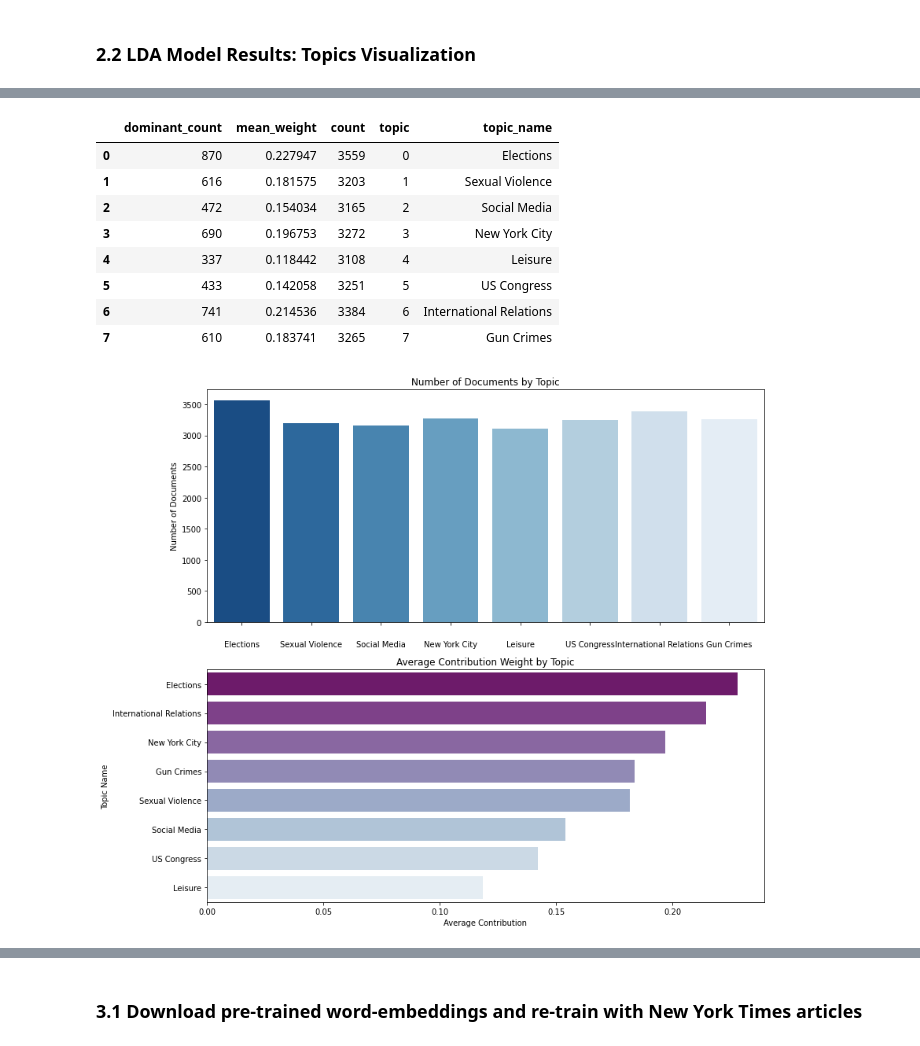
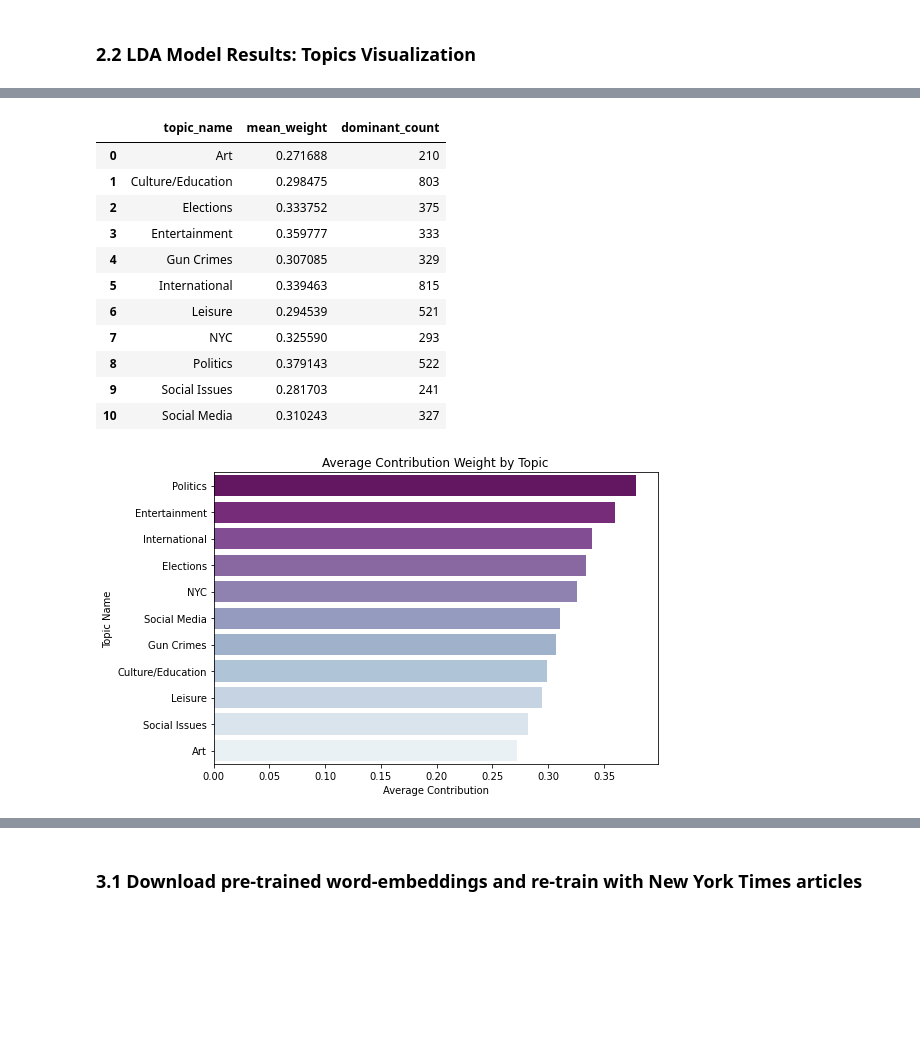
Before and after one commit to advanced-ml-project/project, a Jupyter notebook: topics_articles.ipynb, the cells around one changed output, grey strips where cells are left out. Drawn from its saved outputs; the diff is of its cells as text; code cells hidden in the pictures; blank space fills up the shorter version.

Commit message:
updated topics

```diff
--- a/topics_articles.ipynb
+++ b/topics_articles.ipynb
@@ -157,12 +157,14 @@ Number of unique tokens: 8995
 Number of documents: 4769
 # %%
  #LdaMulticore uses all CPU cores to parallelize and speed up model training.
-lda_model = gensim.models.LdaMulticore(corpus, num_topics = 8,
+lda_model = gensim.models.LdaMulticore(corpus, num_topics = 15,
                                        id2word = dictionary, passes = 30,
                                        workers = 3, random_state=0)
 # %%
-topics=['Elections', 'Sexual Violence', 'Social Media', 'New York City',
-        'Leisure','US Congress','International Relations', 'Gun Crimes',]
+topics=['NYC', 'Culture/Education', 'Leisure', 'International',
+        'International', 'Culture/Education', 'Elections','Gun Crimes','Social Issues',
+        'Entertainment', 'Social Media', 'Politics',
+        'Leisure', 'Art', 'Culture/Education']
 
 for idx, topic in lda_model.print_topics(-1):
     print('Topic: {}, {} \nWords: {}'.format(idx+1, topics[idx],topic))
@@ -229,8 +231,9 @@ def dominant_per_document(ldamodel, corpus, texts):
 
     return sent_topics_df
 # %%
-dominant_topics = dominant_per_document(ldamodel=lda_model,
-                                        corpus=corpus,
-                                        texts=pre_process_docs)
+#dominant_topics = dominant_per_document(ldamodel=lda_model,
+#                                        corpus=corpus,
+#                                        texts=pre_process_docs)
+dominant_topics['topic_name'] = dominant_topics['Dominant_Topic'].apply(lambda x: topics[int(x)])
 dominant_topics
 # %% [output]
@@ -291,45 +294,44 @@ topic_counts.reset_index(drop=True, inplace=True)
 topic_counts['topic_name'] = topic_counts.apply(lambda x: topics[int(x['topic'])],
                                                 axis=1)
 
+wm = lambda x: np.average(x, weights=topic_counts.loc[x.index, "dominant_count"])
+
+tc = topic_counts.groupby('topic_name').agg(mean_weight = ('mean_weight', wm)).reset_index()
+tc2 = topic_counts.groupby('topic_name').agg(dominant_count = ('dominant_count', 'sum')).reset_index()
+
+topic_counts = tc.merge(tc2)
 topic_counts
 # %% [output]
-|  | dominant_count | mean_weight | count | topic | topic_name |
-| 0 | 870 | 0.227947 | 3559 | 0 | Elections |
-| 1 | 616 | 0.181575 | 3203 | 1 | Sexual Violence |
-| 2 | 472 | 0.154034 | 3165 | 2 | Social Media |
-| 3 | 690 | 0.196753 | 3272 | 3 | New York City |
-| 4 | 337 | 0.118442 | 3108 | 4 | Leisure |
-| 5 | 433 | 0.142058 | 3251 | 5 | US Congress |
-| 6 | 741 | 0.214536 | 3384 | 6 | International Relations |
-| 7 | 610 | 0.183741 | 3265 | 7 | Gun Crimes |
+|  | topic_name | mean_weight | dominant_count |
+| 0 | Art | 0.271688 | 210 |
+| 1 | Culture/Education | 0.298475 | 803 |
+| 2 | Elections | 0.333752 | 375 |
+| 3 | Entertainment | 0.359777 | 333 |
+| 4 | Gun Crimes | 0.307085 | 329 |
+| 5 | International | 0.339463 | 815 |
+| 6 | Leisure | 0.294539 | 521 |
+| 7 | NYC | 0.325590 | 293 |
+| 8 | Politics | 0.379143 | 522 |
+| 9 | Social Issues | 0.281703 | 241 |
+| 10 | Social Media | 0.310243 | 327 |
 # %%
 import matplotlib.pyplot as plt
 import seaborn as sns
 from matplotlib.ticker import FuncFormatter
 #topic_counts.sort_values(by='count', ascending=False, inplace=True)
-fig, (ax1, ax2) = plt.subplots(2, 1, figsize=(12, 10))
+fig, ax1 = plt.subplots(1, 1, figsize=(8, 5))
 
-sns.barplot(x="topic", y="count", data=topic_counts,
-            ax=ax1, palette='Blues_r')
-tick_formatter = FuncFormatter(lambda x, pos:\
-                               topic_counts.loc[topic_counts.topic==x,'topic_name'].values[0])
-
-ax1.xaxis.set_major_formatter(tick_formatter)
-ax1.tick_params(axis='x', which='major', pad=20)
-ax1.set_title('Number of Documents by Topic', fontdict=dict(size=12))
-ax1.set_ylabel('Number of Documents')
-ax1.set_xlabel('')
 sns.barplot(y="topic_name", x="mean_weight",
             data=topic_counts.sort_values(by='mean_weight',
                                           ascending=False),
-            ax=ax2, palette='BuPu_r')
-ax2.set_title('Average Contribution Weight by Topic',
+            ax=ax1, palette='BuPu_r')
+ax1.set_title('Average Contribution Weight by Topic',
               fontdict=dict(size=12))
-ax2.set_xlabel('Average Contribution')
-ax2.set_ylabel('Topic Name')
+ax1.set_xlabel('Average Contribution')
+ax1.set_ylabel('Topic Name')
 fig.tight_layout();
 # %% [output]
-[figure, old version]
+[figure, new version]
 # %%
 fig, ax1 = plt.subplots(figsize=(5, 6))
 sns.barplot(y="topic_name", x="dominant_count",
```
Also changed, not shown: parts of 25 cells of this notebook, 1 other file.
